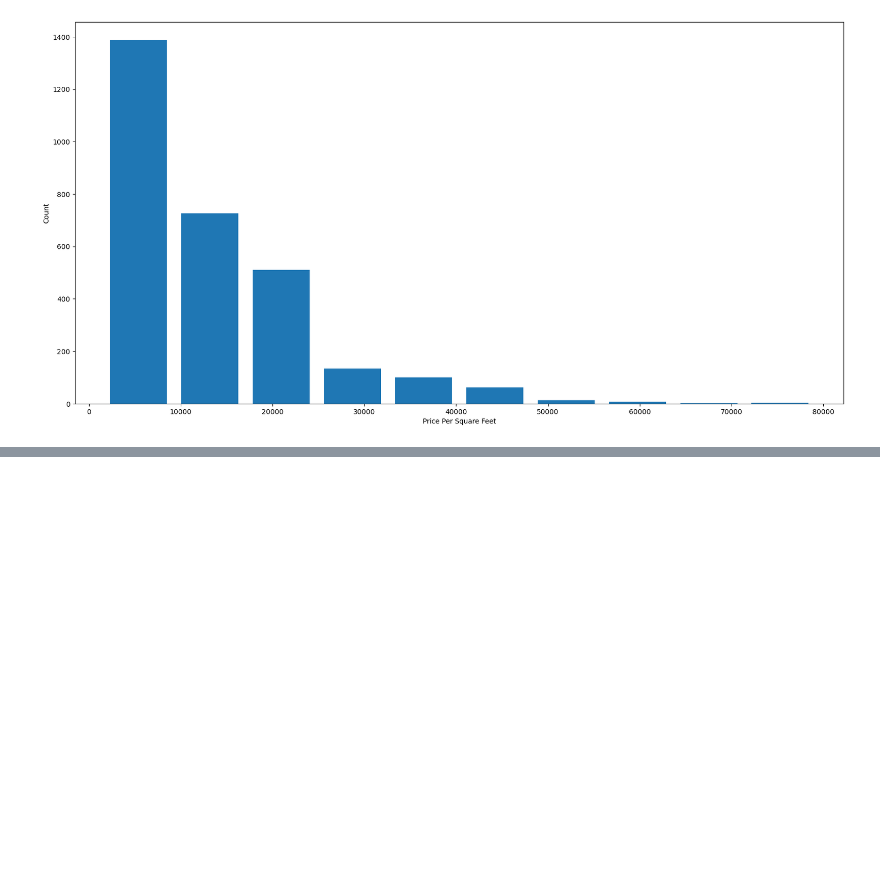
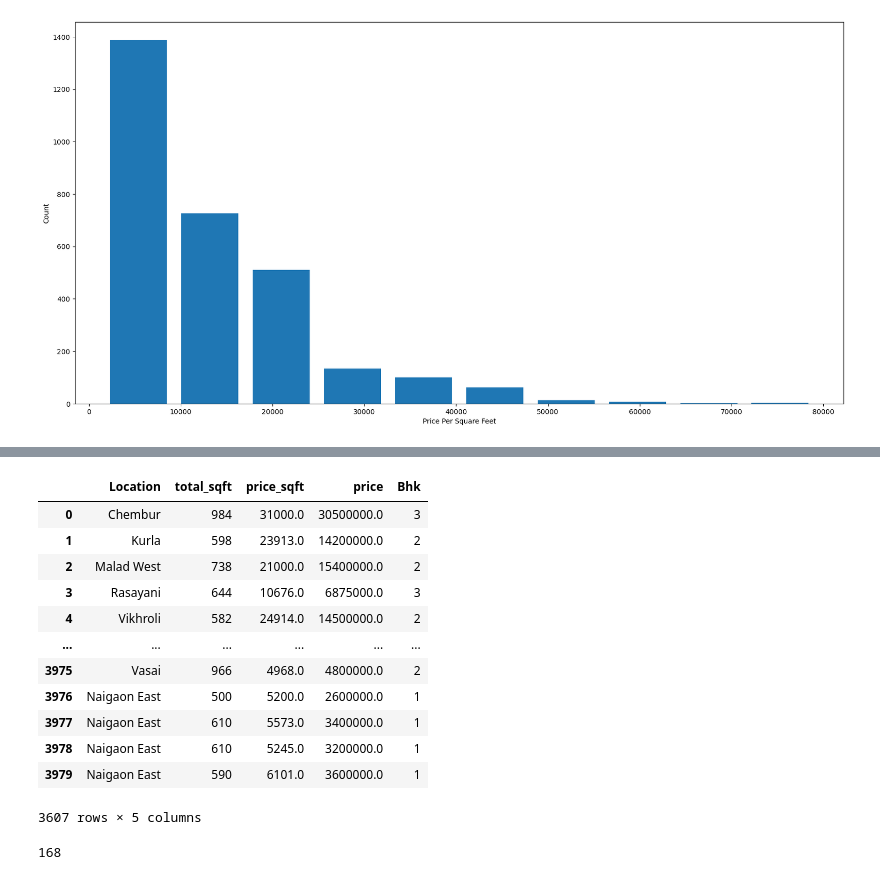
Before and after one commit to Sipher2003/Mumbai-House-Priceprediction-using-ML, a Jupyter notebook: Notebook/hpp.ipynb, the cells around one changed output, grey strips where cells are left out. Cells and saved outputs as stored; diff of their text form; code cells hidden in the pictures; blank space fills up the shorter version.

```diff
--- a/Notebook/hpp.ipynb
+++ b/Notebook/hpp.ipynb
@@ -372,0 +371,21 @@ hugehousedf
+# %%
+df7=df6.copy()
+df7
+# %% [output]
+|  | Location | total_sqft | price_sqft | price | Bhk |
+| 0 | Chembur | 984 | 31000.0 | 30500000.0 | 3 |
+| 1 | Kurla | 598 | 23913.0 | 14200000.0 | 2 |
+| 2 | Malad West | 738 | 21000.0 | 15400000.0 | 2 |
+| 3 | Rasayani | 644 | 10676.0 | 6875000.0 | 3 |
+| 4 | Vikhroli | 582 | 24914.0 | 14500000.0 | 2 |
+| ... | ... | ... | ... | ... | ... |
+| 3975 | Vasai | 966 | 4968.0 | 4800000.0 | 2 |
+| 3976 | Naigaon East | 500 | 5200.0 | 2600000.0 | 1 |
+| 3977 | Naigaon East | 610 | 5573.0 | 3400000.0 | 1 |
+| 3978 | Naigaon East | 610 | 5245.0 | 3200000.0 | 1 |
+| 3979 | Naigaon East | 590 | 6101.0 | 3600000.0 | 1 |
+3607 rows × 5 columns
+# %%
+len(df7.Location.unique())
+# %% [output]
+168
```
Also changed, not shown: parts of 24 cells of this notebook, 1 other file.
